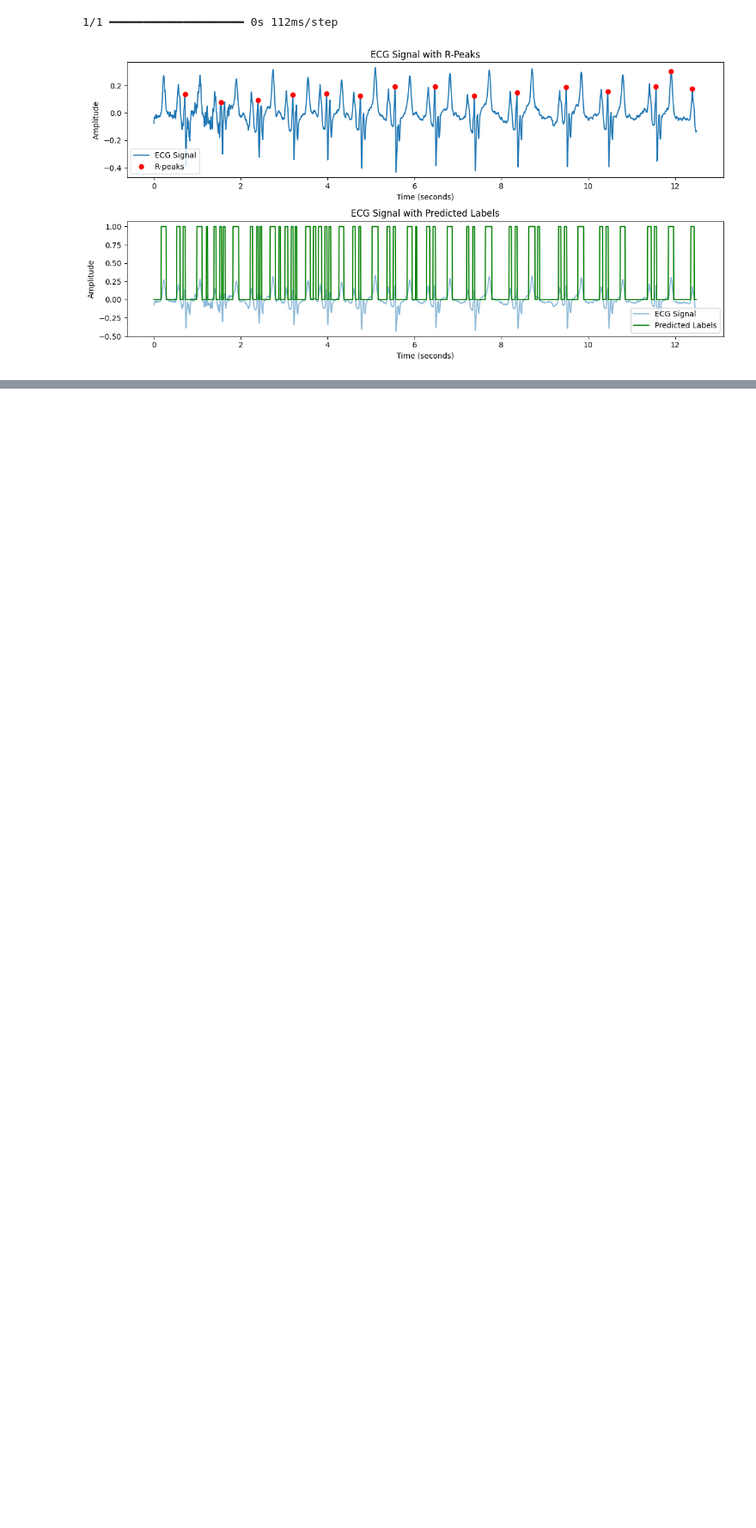
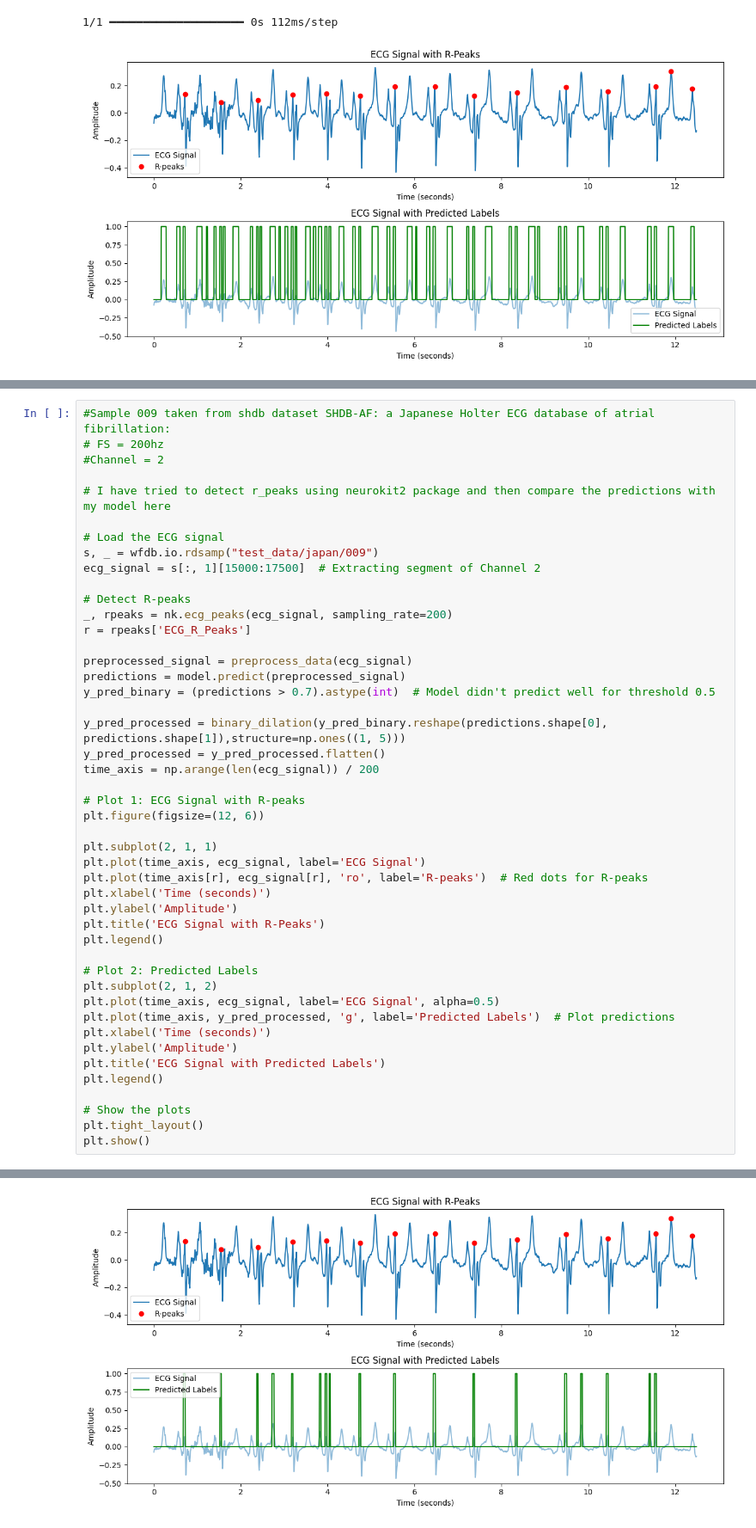
Before and after one commit to asimx07/afib-thesis, a Jupyter notebook: test_model.ipynb, the cells around one changed output, grey strips where cells are left out. Shown: that part at 86% size. Drawn from its saved outputs; the diff is of its cells as text; blank space fills up the shorter version.

```diff
--- a/test_model.ipynb
+++ b/test_model.ipynb
@@ -216,0 +219,47 @@ plt.show()
+# %%
+#Sample 009 taken from shdb dataset SHDB-AF: a Japanese Holter ECG database of atrial fibrillation:
+# FS = 200hz
+#Channel = 2
+
+# I have tried to detect r_peaks using neurokit2 package and then compare the predictions with my model here
+
+# Load the ECG signal
+s, _ = wfdb.io.rdsamp("test_data/japan/009")
+ecg_signal = s[:, 1][15000:17500]  # Extracting segment of Channel 2
+
+# Detect R-peaks
+_, rpeaks = nk.ecg_peaks(ecg_signal, sampling_rate=200)
+r = rpeaks['ECG_R_Peaks']
+
+preprocessed_signal = preprocess_data(ecg_signal)
+predictions = model.predict(preprocessed_signal)
+y_pred_binary = (predictions > 0.7).astype(int)  # Model didn't predict well for threshold 0.5
+
+y_pred_processed = binary_dilation(y_pred_binary.reshape(predictions.shape[0], predictions.shape[1]),structure=np.ones((1, 5)))
+y_pred_processed = y_pred_processed.flatten()
+time_axis = np.arange(len(ecg_signal)) / 200
+
+# Plot 1: ECG Signal with R-peaks
+plt.figure(figsize=(12, 6))
+
+plt.subplot(2, 1, 1)
+plt.plot(time_axis, ecg_signal, label='ECG Signal')
+plt.plot(time_axis[r], ecg_signal[r], 'ro', label='R-peaks')  # Red dots for R-peaks
+plt.xlabel('Time (seconds)')
+plt.ylabel('Amplitude')
+plt.title('ECG Signal with R-Peaks')
+plt.legend()
+
+# Plot 2: Predicted Labels
+plt.subplot(2, 1, 2)
+plt.plot(time_axis, ecg_signal, label='ECG Signal', alpha=0.5)
+plt.plot(time_axis, y_pred_processed, 'g', label='Predicted Labels')  # Plot predictions
+plt.xlabel('Time (seconds)')
+plt.ylabel('Amplitude')
+plt.title('ECG Signal with Predicted Labels')
+plt.legend()
+
+# Show the plots
+plt.tight_layout()
+plt.show()
+# %% [output]
@@ -216,0 +267 @@ plt.show()
+[figure, added]
```
Also changed, not shown: parts of 2 cells of this notebook, 1 other file.
